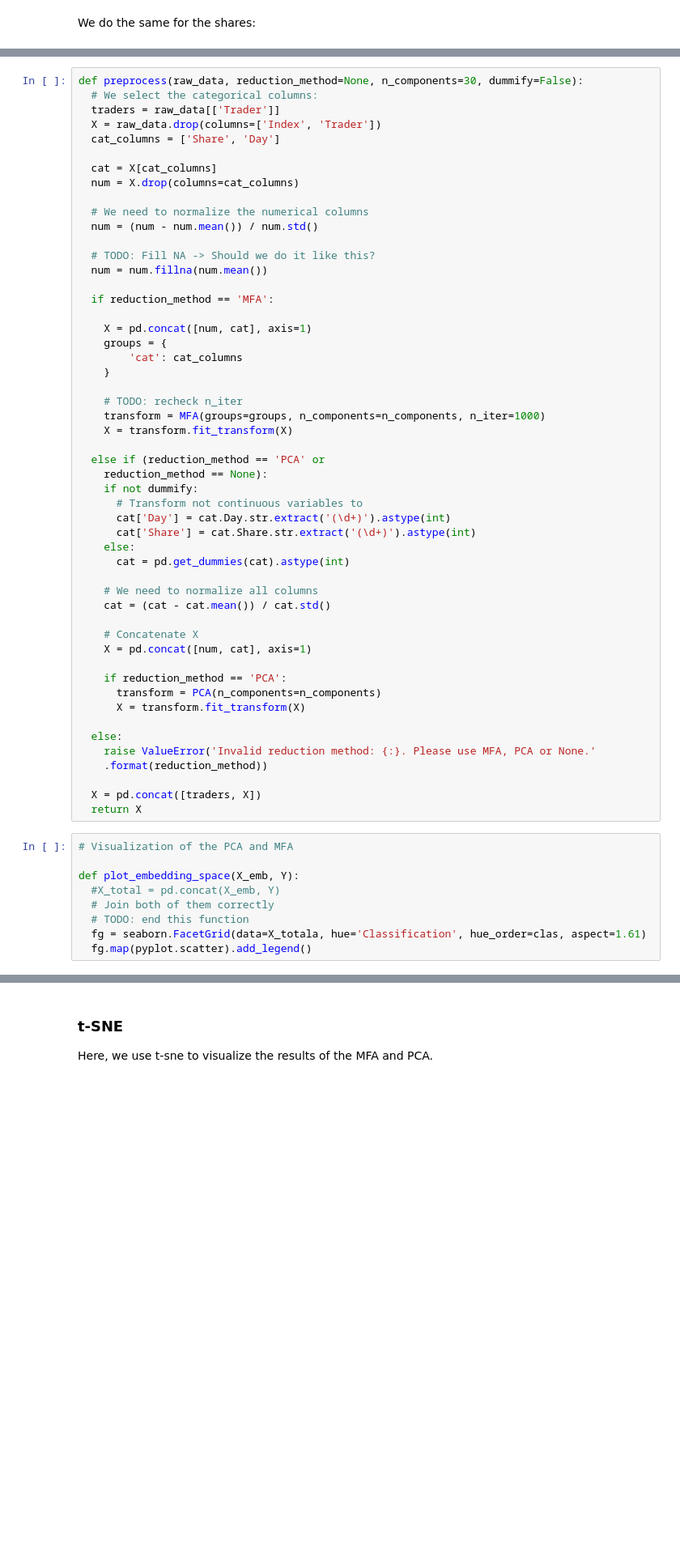
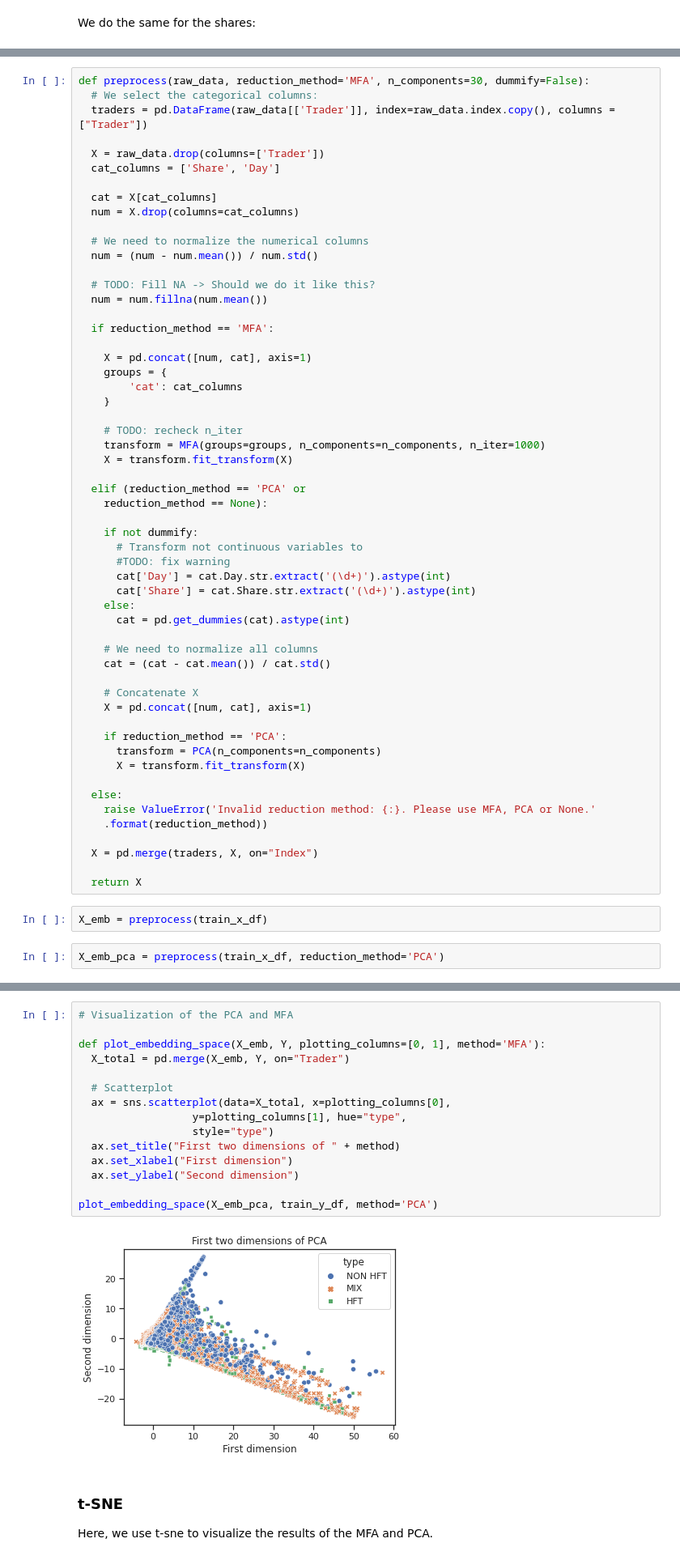
Before and after one commit to aliciafmachado/amf-challenge, a Jupyter notebook: Project_INF569.ipynb, the cells around one changed output, grey strips where cells are left out. Shown: that part at 81% size. Cells and saved outputs as stored; diff of their text form; blank space fills up the shorter version.

```diff
--- a/Project_INF569.ipynb
+++ b/Project_INF569.ipynb
@@ -112,10 +131,11 @@ TODO: DO WE TRY THIS LAST OPTION?
 
 We also accept None as method, and then we only dummify the categorical labels.
 # %%
-def preprocess(raw_data, reduction_method=None, n_components=30, dummify=False):
+def preprocess(raw_data, reduction_method='MFA', n_components=30, dummify=False):
   # We select the categorical columns:
-  traders = raw_data[['Trader']]
-  X = raw_data.drop(columns=['Index', 'Trader'])
+  traders = pd.DataFrame(raw_data[['Trader']], index=raw_data.index.copy(), columns = ["Trader"])
+
+  X = raw_data.drop(columns=['Trader'])
   cat_columns = ['Share', 'Day']
 
   cat = X[cat_columns]
@@ -138,10 +158,12 @@ def preprocess(raw_data, reduction_method=None, n_components=30, dummify=False):
     transform = MFA(groups=groups, n_components=n_components, n_iter=1000)
     X = transform.fit_transform(X)
 
-  else if (reduction_method == 'PCA' or
+  elif (reduction_method == 'PCA' or
     reduction_method == None):
+
     if not dummify:
       # Transform not continuous variables to
+      #TODO: fix warning
       cat['Day'] = cat.Day.str.extract('(\d+)').astype(int)
       cat['Share'] = cat.Share.str.extract('(\d+)').astype(int)
     else:
@@ -161,14 +183,10 @@ def preprocess(raw_data, reduction_method=None, n_components=30, dummify=False):
     raise ValueError('Invalid reduction method: {:}. Please use MFA, PCA or None.'
     .format(reduction_method))
 
-  X = pd.concat([traders, X])
+  X = pd.merge(traders, X, on="Index")
+
   return X
-# %%
-# Visualization of the PCA and MFA
-
-def plot_embedding_space(X_emb, Y):
-  #X_total = pd.concat(X_emb, Y)
-  # Join both of them correctly
-  # TODO: end this function
-  fg = seaborn.FacetGrid(data=X_totala, hue='Classification', hue_order=clas, aspect=1.61)
-  fg.map(pyplot.scatter).add_legend()
+# %%
+X_emb = preprocess(train_x_df)
+# %%
+X_emb_pca = preprocess(train_x_df, reduction_method='PCA')
@@ -175,3 +230,20 @@ def plot_embedding_space(X_emb, Y):
+# %%
+# Visualization of the PCA and MFA
+
+def plot_embedding_space(X_emb, Y, plotting_columns=[0, 1], method='MFA'):
+  X_total = pd.merge(X_emb, Y, on="Trader")
+
+  # Scatterplot
+  ax = sns.scatterplot(data=X_total, x=plotting_columns[0],
+                  y=plotting_columns[1], hue="type",
+                  style="type")
+  ax.set_title("First two dimensions of " + method)
+  ax.set_xlabel("First dimension")
+  ax.set_ylabel("Second dimension")
+
+plot_embedding_space(X_emb_pca, train_y_df, method='PCA')
+# %% [output]
+[figure, added]
 # %% [markdown]
 ### t-SNE
 
```
Also changed, not shown: parts of 7 cells of this notebook.
